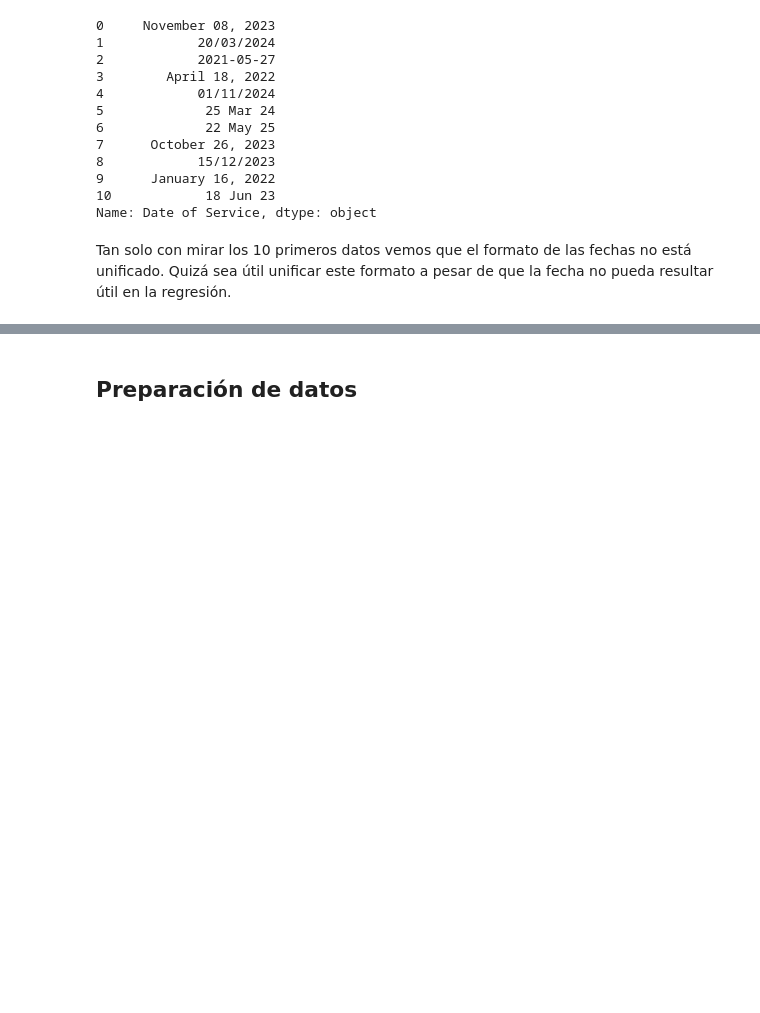
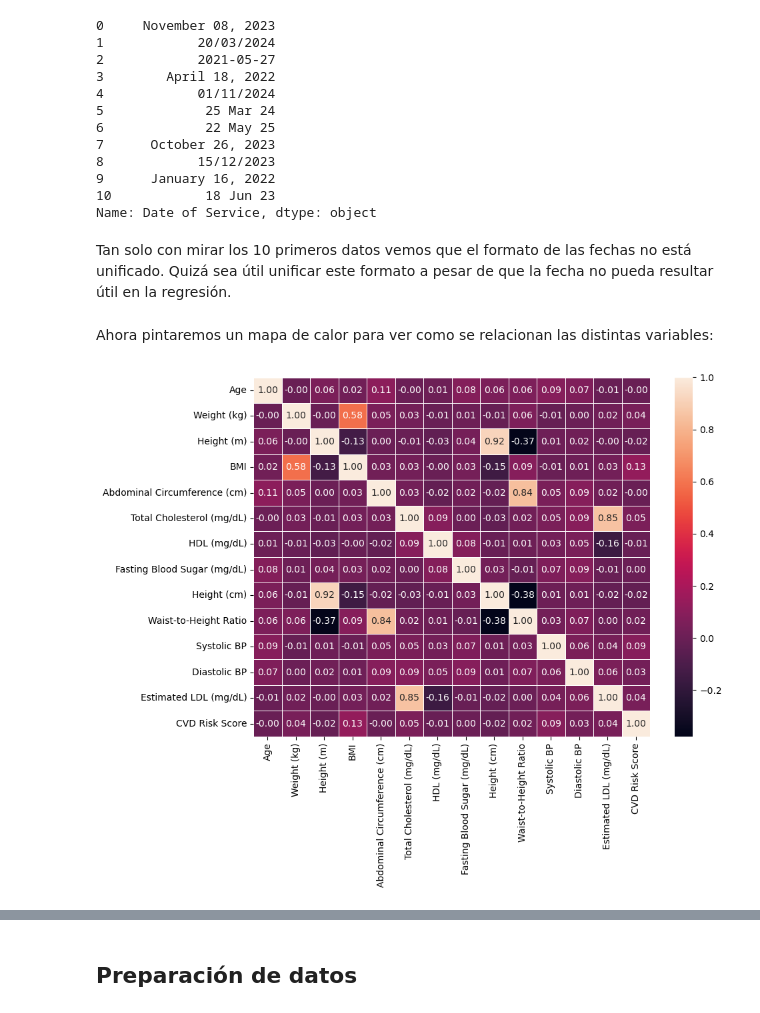
Before and after one commit to ef-blanco/Lab_1_Aprendizaje_Maq, a Jupyter notebook: Laboratorio_1_ML.ipynb, the cells around one changed output, grey strips where cells are left out. Drawn from its saved outputs; the diff is of its cells as text; code cells hidden in the pictures; blank space fills up the shorter version.

```diff
--- a/Laboratorio_1_ML.ipynb
+++ b/Laboratorio_1_ML.ipynb
@@ -275,3 +281,12 @@ training_data.loc[:10,"Date of Service"]
 Name: Date of Service, dtype: object
 # %% [markdown]
 Tan solo con mirar los 10 primeros datos vemos que el formato de las fechas no está unificado. Quizá sea útil unificar este formato a pesar de que la fecha no pueda resultar útil en la regresión.
+# %% [markdown]
+Ahora pintaremos un mapa de calor para ver como se relacionan las distintas variables:
+# %%
+plt.figure(figsize=(10,8))
+sns.heatmap(training_data.corr(numeric_only=True), annot=True, fmt=".2f", annot_kws={"size": 10},linewidths=0.5)
+plt.tight_layout()
+plt.show()
+# %% [output]
+[figure, added]
```
Also changed, not shown: parts of 4 cells of this notebook.
